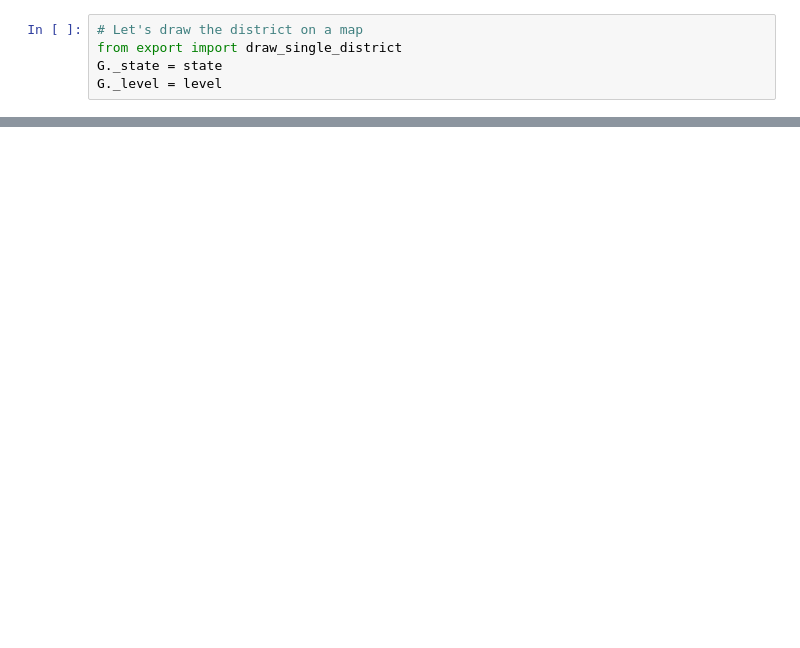
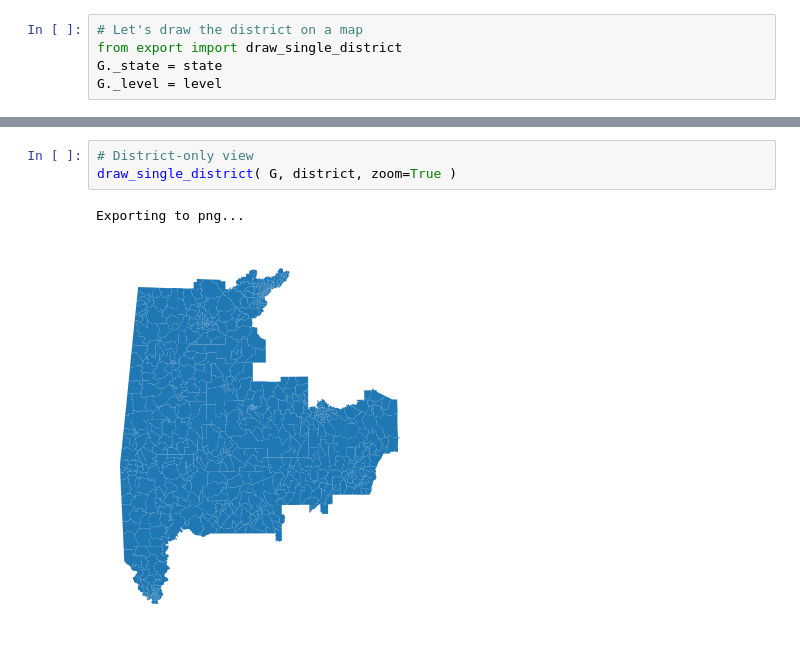
Before and after one commit to AustinLBuchanan/Polsby_Popper_optimization, a Jupyter notebook: src/double_district_AL_vtd_black.ipynb, the cells around one changed output, grey strips where cells are left out. Drawn from its saved outputs; the diff is of its cells as text; blank space fills up the shorter version.

```diff
--- a/src/double_district_AL_vtd_black.ipynb
+++ b/src/double_district_AL_vtd_black.ipynb
@@ -123,0 +180,6 @@ Exporting to png...
+# %%
+# District-only view
+draw_single_district( G, district, zoom=True )
+# %% [output]
+Exporting to png...
+[figure, added]
```
Also changed, not shown: parts of 13 cells of this notebook.
